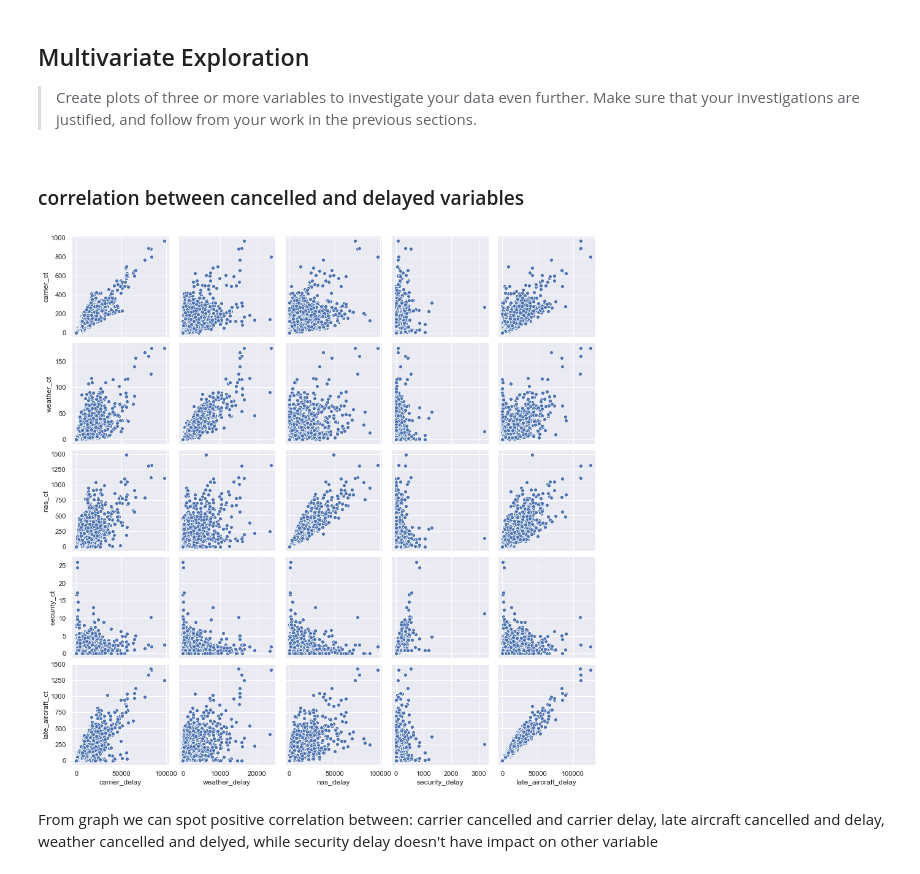
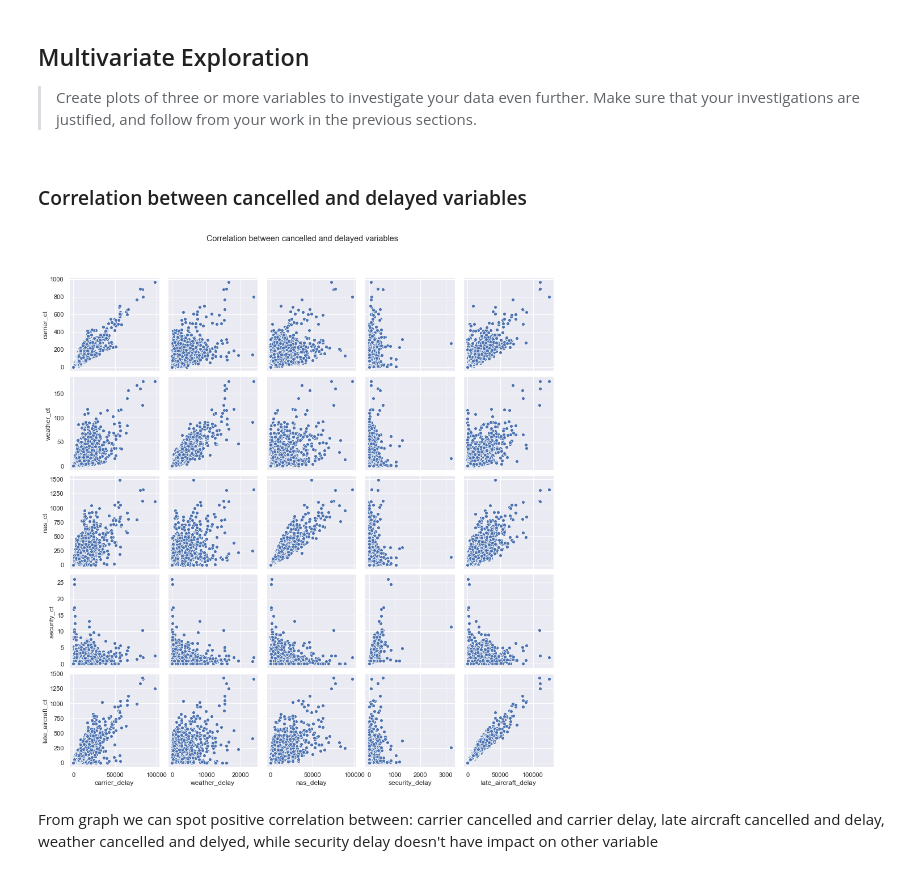
Before and after one commit to Yasmine-hub/Udacity_communicate-data-findings, a Jupyter notebook: exploration_template.ipynb, the cells around one changed output. Drawn from its saved outputs; the diff is of its cells as text; code cells hidden in the pictures.

```diff
--- a/exploration_template.ipynb
+++ b/exploration_template.ipynb
@@ -276,16 +278,17 @@ From fig, Texas has the most cancelled flights between all countries!
 further. Make sure that your investigations are justified, and follow from
 your work in the previous sections.
 # %% [markdown]
-### correlation between cancelled and delayed variables
+### Correlation between cancelled and delayed variables
 # %%
-sb.pairplot(
+g= sb.pairplot(
     df,
     x_vars=['carrier_delay', 'weather_delay', 'nas_delay',
        'security_delay', 'late_aircraft_delay'],
     y_vars=['carrier_ct', 'weather_ct', 'nas_ct',
        'security_ct', 'late_aircraft_ct']);
+g.fig.suptitle("Correlation between cancelled and delayed variables", y=1.08);
 # %% [output]
-[figure, old version]
+[figure, new version]
 # %% [markdown]
 From graph we can spot positive correlation between:
 carrier cancelled and carrier delay,
```
Also changed, not shown: parts of 3 cells of this notebook.
